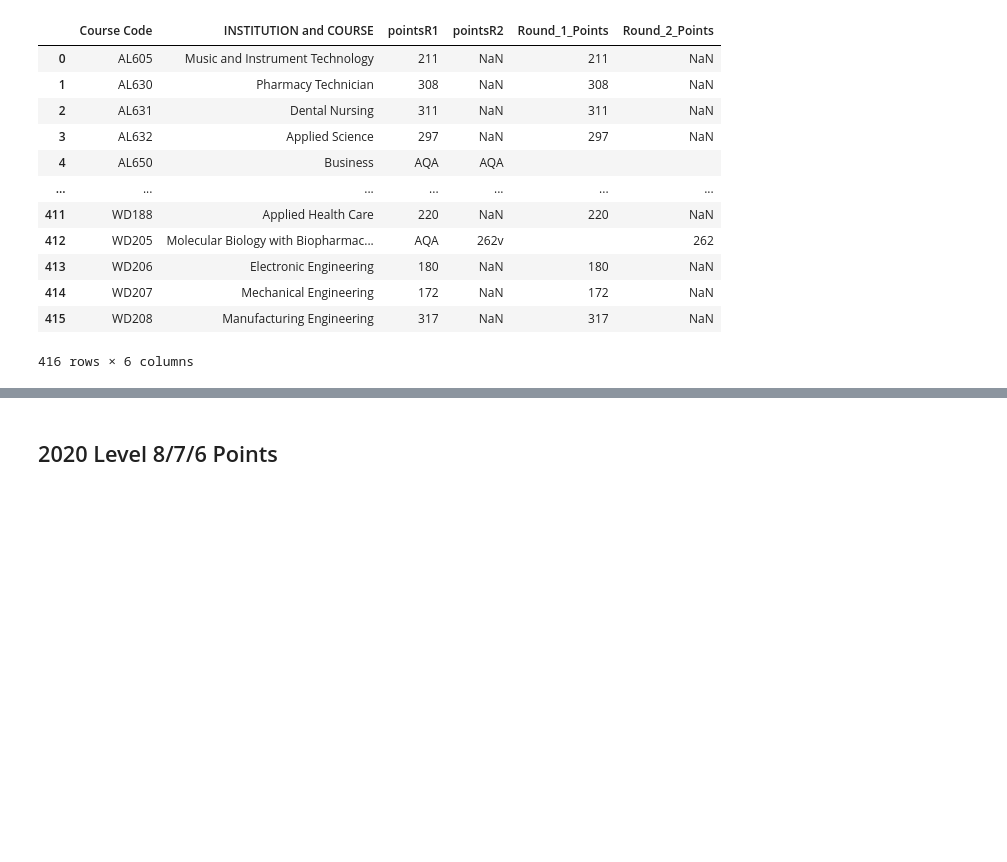
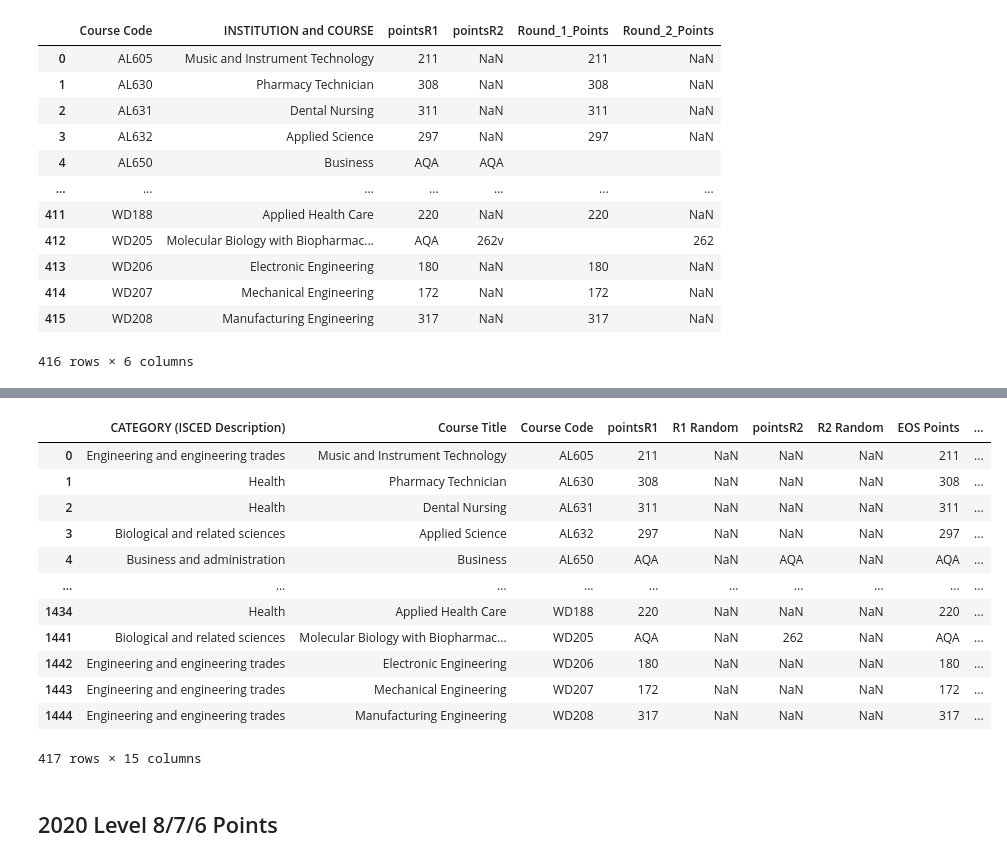
Before and after one commit to andrewjscott/Fundamentals-of-Data-Analysis-Assignment, a Jupyter notebook: cao.ipynb, the cells around one changed output, grey strips where cells are left out. Drawn from its saved outputs; the diff is of its cells as text; code cells hidden in the pictures; blank space fills up the shorter version.

```diff
--- a/cao.ipynb
+++ b/cao.ipynb
@@ -461,0 +593,18 @@ df2021_l76.to_csv(path2021_l76)
+# %%
+# Split 2021 df into df with l7/6 courses
+df2021_xlsx_l76 = df2021_xlsx[df2021_xlsx['Course Level'] <= 7]
+df2021_xlsx_l76
+# %% [output]
+|  | CATEGORY (ISCED Description) | Course Title | Course Code | pointsR1 | R1 Random | pointsR2 | R2 Random | EOS Points | ... |
+| 0 | Engineering and engineering trades | Music and Instrument Technology | AL605 | 211 | NaN | NaN | NaN | 211 | ... |
+| 1 | Health | Pharmacy Technician | AL630 | 308 | NaN | NaN | NaN | 308 | ... |
+| 2 | Health | Dental Nursing | AL631 | 311 | NaN | NaN | NaN | 311 | ... |
+| 3 | Biological and related sciences | Applied Science | AL632 | 297 | NaN | NaN | NaN | 297 | ... |
+| 4 | Business and administration | Business | AL650 | AQA | NaN | AQA | NaN | AQA | ... |
+| ... | ... | ... | ... | ... | ... | ... | ... | ... | ... |
+| 1434 | Health | Applied Health Care | WD188 | 220 | NaN | NaN | NaN | 220 | ... |
+| 1441 | Biological and related sciences | Molecular Biology with Biopharmac... | WD205 | AQA | NaN | 262 | NaN | AQA | ... |
+| 1442 | Engineering and engineering trades | Electronic Engineering | WD206 | 180 | NaN | NaN | NaN | 180 | ... |
+| 1443 | Engineering and engineering trades | Mechanical Engineering | WD207 | 172 | NaN | NaN | NaN | 172 | ... |
+| 1444 | Engineering and engineering trades | Manufacturing Engineering | WD208 | 317 | NaN | NaN | NaN | 317 | ... |
+417 rows × 15 columns
```
Also changed, not shown: parts of 25 cells of this notebook, 22 other files.
